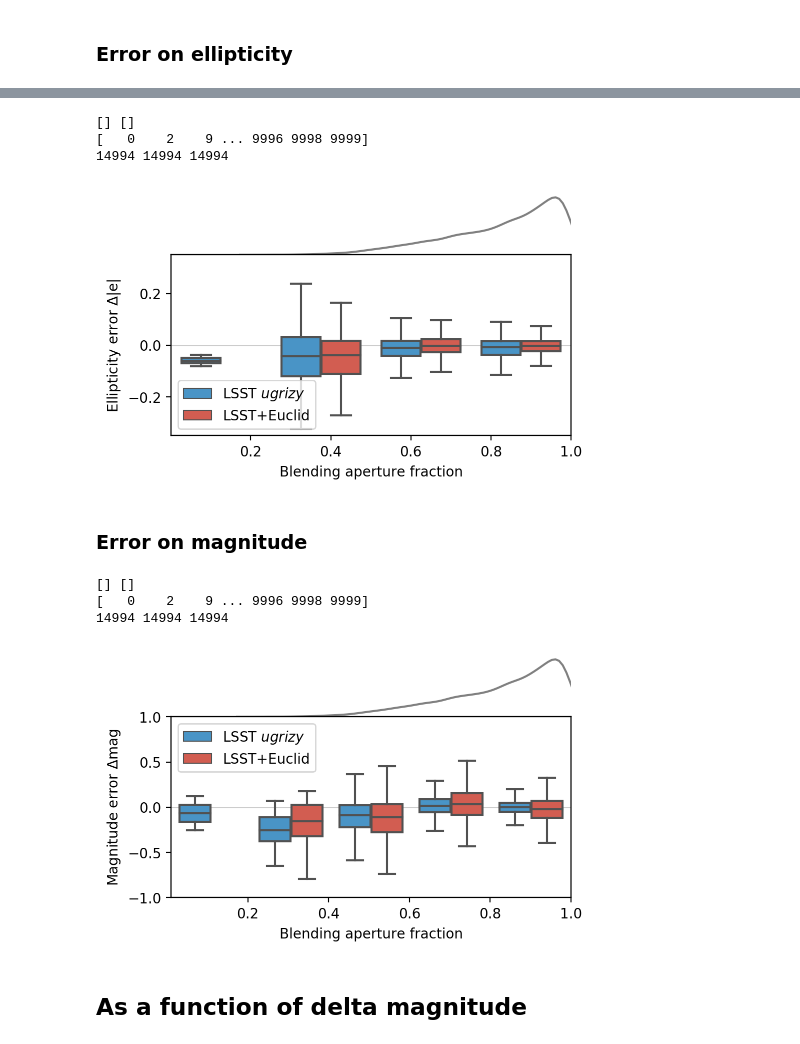
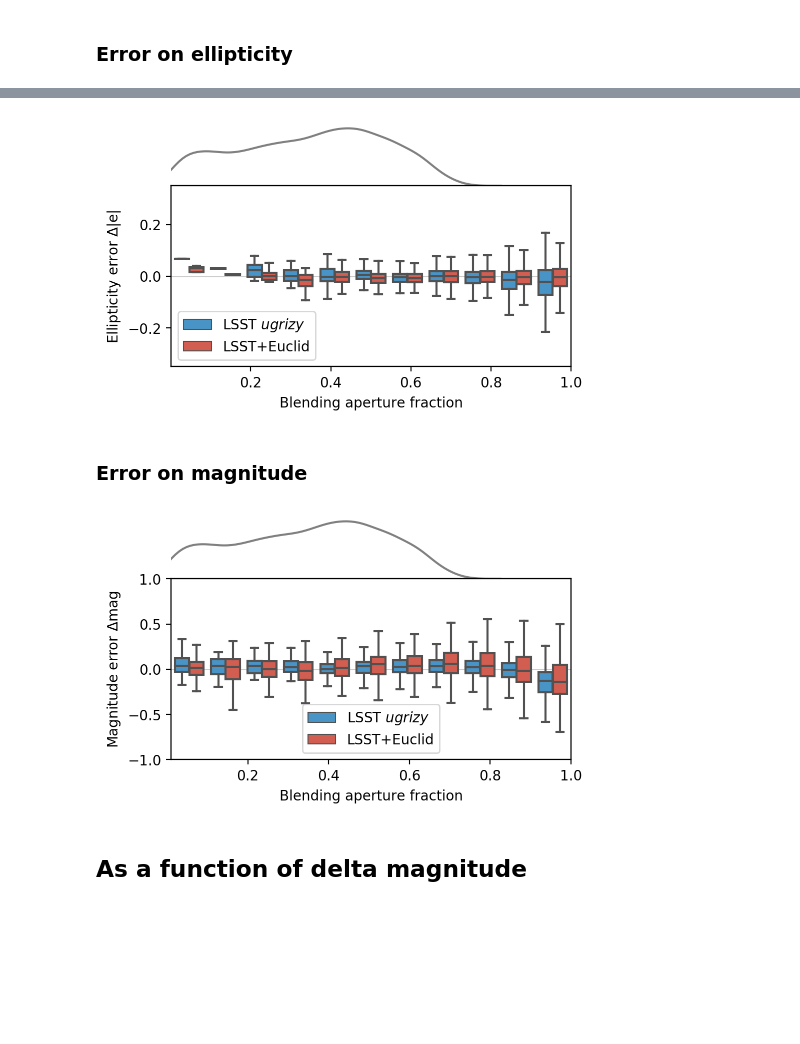
Before and after one commit to LSSTDESC/DeblenderVAE, a Jupyter notebook: notebooks/Plots_for_paper/Plots_Deblender_results_v1.ipynb, the cells around one changed output, grey strips where cells are left out. Drawn from its saved outputs; the diff is of its cells as text; code cells hidden in the pictures; blank space fills up the shorter version.

Commit message:
plot boxplot in notebooks

```diff
--- a/notebooks/Plots_for_paper/Plots_Deblender_results_v1.ipynb
+++ b/notebooks/Plots_for_paper/Plots_Deblender_results_v1.ipynb
@@ -173,9 +175,9 @@ np.save('data/indices_lsst_2.npy', indices_lsst)
 # %%
-ellipticities_lsst = np.load('data/e1_e2_lsst_2.npy')
-e_beta_lsst = np.load('data/e_beta_lsst_2.npy')
-flux_in_lsst = np.load('data/flux_in_lsst_2.npy')
-flux_out_lsst = np.load('data/flux_out_lsst_2.npy')
-indices_lsst = np.load('data/indices_lsst_2.npy')
+ellipticities_lsst = np.load('data/e1_e2_lsst_4.npy')
+e_beta_lsst = np.load('data/e_beta_lsst_4.npy')
+flux_in_lsst = np.load('data/flux_in_lsst_4.npy')
+flux_out_lsst = np.load('data/flux_out_lsst_4.npy')
+indices_lsst = np.load('data/indices_lsst_4.npy')
 # %%
 delta_e1_lsst = ellipticities_lsst[:,1,0] - ellipticities_lsst[:,0,0]
 delta_e2_lsst = ellipticities_lsst[:,1,1] - ellipticities_lsst[:,0,1]
@@ -451,25 +452,23 @@ def boxplot(v,p,indices_lsst, indices_lsst_euclid, xlim, ylim, x_scale, x_label,
 
     param_lsst = np.array(df[p][indices_lsst])
     param_lsst_euclid = np.array(df[p][indices_lsst_euclid])
-    print(error_lsst_indices, error_lsst_euclid_indices)
 
     param_lsst_new = np.delete(param_lsst, error_lsst_indices)
     param_lsst_euclid_new = np.delete(param_lsst_euclid, error_lsst_euclid_indices)
-
-    print('shape : '+str(param_lsst_euclid_new.shape))
 
     params = [param_lsst_new, param_lsst_euclid_new]
 
     for i in range (len(v)):
         p_is_nan = np.where(np.isnan(params[i]))[0]
-        print(p_is_nan)
         v[i] = np.delete(v[i], p_is_nan)
         if i == 0:
             param_lsst_new = np.delete(np.array(params[i]), p_is_nan)
         else:
             param_lsst_euclid_new = np.delete(np.array(params[i]), p_is_nan)
 
+    p_is_nan = np.where(np.isnan(df[p]))[0]
     new_p = np.delete(np.array(df[p]), p_is_nan)
+    new_p = np.delete(new_p, np.random.choice(len(new_p), size = len(error_lsst_indices)+len(error_lsst_euclid_indices)))
 
     bins_histo = np.geomspace(xlim[0], xlim[1], 101)
     bins = np.geomspace(xlim[0], xlim[1], 11)
@@ -479,7 +478,6 @@ def boxplot(v,p,indices_lsst, indices_lsst_euclid, xlim, ylim, x_scale, x_label,
     param_bins = np.digitize(np.concatenate([param_lsst_new,param_lsst_euclid_new]), bins)
 
     v_conc = np.concatenate([v[0], v[1]])
-
     exp = ['LSST $ugrizy$']*len(param_lsst_new) + ['LSST+Euclid']*len(param_lsst_euclid_new)
     d = {'param':param_bins,'v_error':v_conc, 'exp':exp}
 
@@ -502,7 +500,6 @@ def boxplot(v,p,indices_lsst, indices_lsst_euclid, xlim, ylim, x_scale, x_label,
 
 
     pal = ["#3498db","#e74c3c"]
-    print(len(param_bins), len(v_conc), len(exp))
     axes[1] = sns.boxplot(x="param", y="v_error",hue='exp', data=d, fliersize = 0., palette = sns.color_palette(pal))
     axes[1].axhline(0, c ='0.8', ls = '-', lw=1, zorder = -3)
 
@@ -634,25 +611,21 @@ boxplot([delta_e_lsst, delta_e_lsst_euclid],'blendedness_aperture_lsst',
          indices_lsst = indices_lsst, indices_lsst_euclid = indices_lsst_euclid,
          xlim = (0.001, 1),ylim = (-0.35,0.35), x_scale = None,
          x_label='Blending aperture fraction', y_label = 'Ellipticity error $\Delta$|e|',
-         error_lsst_indices = [], error_lsst_euclid_indices = [])
+         error_lsst_indices = [], error_lsst_euclid_indices = [788,2441])
+plt.savefig('figures/e_b_apt.pdf')
 # %% [output]
-[] []
-[   0    2    9 ... 9996 9998 9999]
-14994 14994 14994
-[figure, old version]
+[figure, new version]
 # %% [markdown]
 ### Error on magnitude
 # %%
 boxplot([delta_mag_lsst, delta_mag_lsst_euclid],'blendedness_aperture_lsst',
          indices_lsst = indices_lsst, indices_lsst_euclid = indices_lsst_euclid,
          xlim = (0.01, 1.),ylim = (-1.,1.), x_scale = None,
          x_label='Blending aperture fraction', y_label = 'Magnitude error $\Delta$mag',
-         error_lsst_indices = [], error_lsst_euclid_indices = [])
+         error_lsst_indices = [], error_lsst_euclid_indices = [788,2441])
+plt.savefig('figures/mag_b_apt.pdf')
 # %% [output]
-[] []
-[   0    2    9 ... 9996 9998 9999]
-14994 14994 14994
-[figure, old version]
+[figure, new version]
 # %% [markdown]
 ## As a function of delta magnitude
 # %% [markdown]
```
Also changed, not shown: parts of 27 cells of this notebook, 30 other files.
